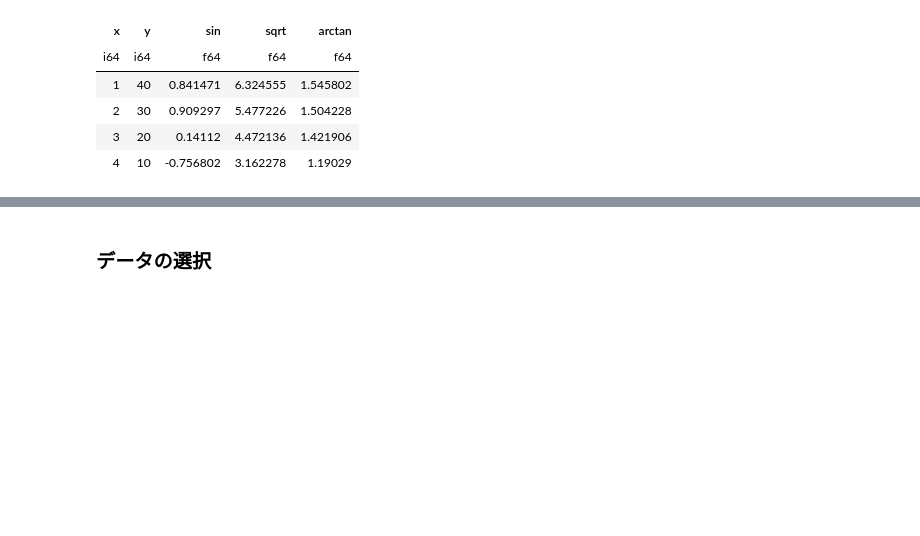
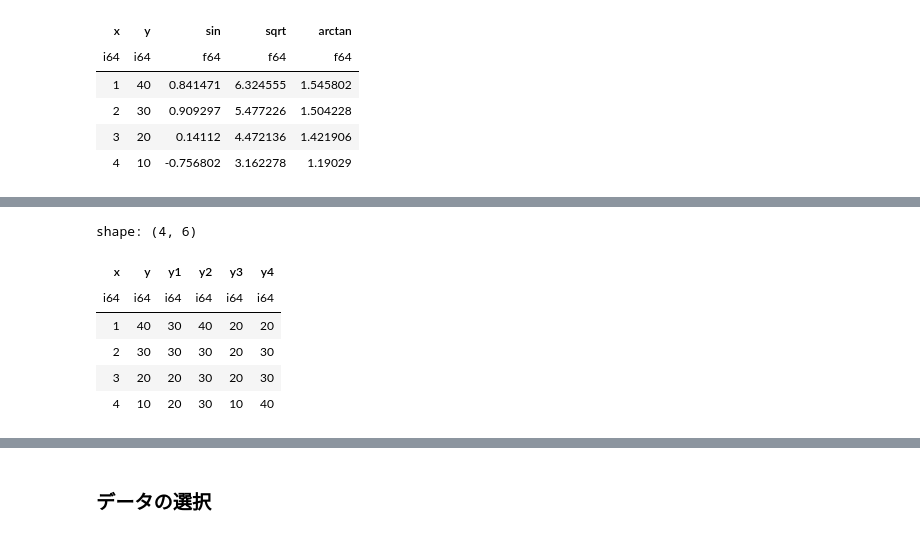
Before and after one commit to ruoyu0088/polars_guide, a Jupyter notebook: polars_guide/010_polars_expression.ipynb, the cells around one changed output, grey strips where cells are left out. Saved outputs shown, nothing was run; the diff lists cells and outputs as text; code cells hidden in the pictures; blank space fills up the shorter version.

```diff
--- a/polars_guide/010_polars_expression.ipynb
+++ b/polars_guide/010_polars_expression.ipynb
@@ -866,0 +919,15 @@ shape: (4, 3)
+# %%
+df.with_columns(
+    y1=pl.col('y').clip(20, 30),
+    y2=pl.col('y').clip(lower_bound=30),
+    y3=pl.col('y').clip(upper_bound=20),
+    y4=pl.col('y').clip(pl.col('x') * 10, pl.col('x') * 20)
+)
+# %% [output]
+shape: (4, 6)
+| x | y | y1 | y2 | y3 | y4 |
+| i64 | i64 | i64 | i64 | i64 | i64 |
+| 1 | 40 | 30 | 40 | 20 | 20 |
+| 2 | 30 | 30 | 30 | 20 | 30 |
+| 3 | 20 | 20 | 30 | 20 | 30 |
+| 4 | 10 | 20 | 30 | 10 | 40 |
```
Also changed, not shown: parts of 25 cells of this notebook.
